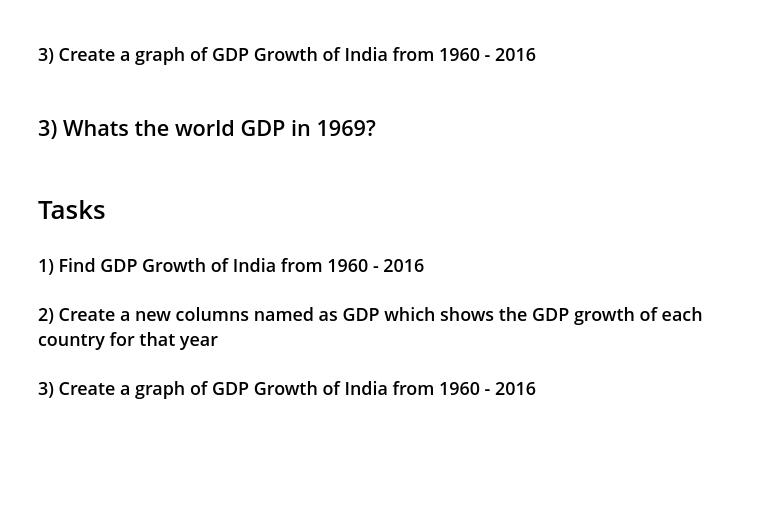
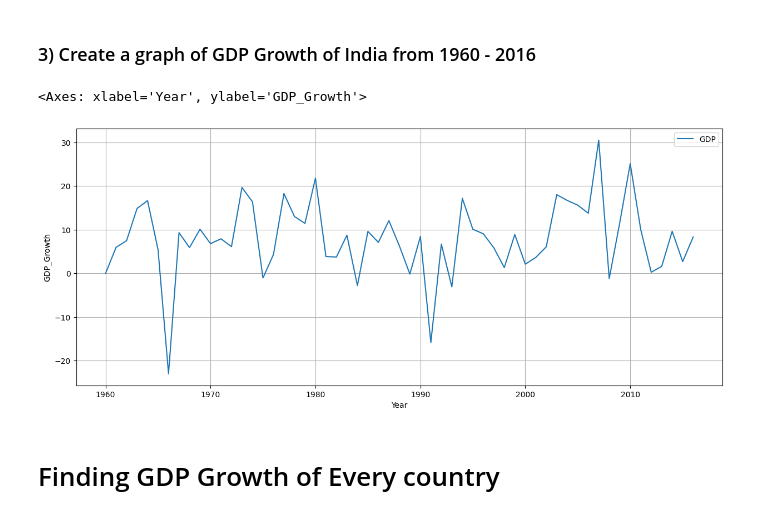
Before and after one commit to vishwajeet02/Projects, a Jupyter notebook: EDA/GDP_Analysis/GDP Analysis.ipynb, the cells around one changed output. Drawn from its saved outputs; the diff is of its cells as text; code cells hidden in the pictures; blank space fills up the shorter version.

```diff
--- a/EDA/GDP_Analysis/GDP Analysis.ipynb
+++ b/EDA/GDP_Analysis/GDP Analysis.ipynb
@@ -178,12 +189,9 @@ df_temp['GDP'] = (df_temp['Value'].pct_change() * 100).fillna(0).round(2)
 # %% [markdown]
 ### 3) Create a graph of GDP Growth of India from 1960 - 2016
 # %%
-df_temp.plot(kind='line',x='Year',y='Value',figsize=(15,6),grid=True,xlabel="Year",ylabel="GDP")
+df_temp.plot(kind='line',x='Year',y='GDP',figsize=(15,6),grid=True,xlabel="Year",ylabel="GDP_Growth")
+# %% [output]
+<Axes: xlabel='Year', ylabel='GDP_Growth'>
+[figure, added]
-# %% [markdown]
-## 3) Whats the world GDP in 1969?
-# %% [markdown]
-# Tasks
-
-### 1) Find GDP Growth of India from 1960 - 2016
-### 2) Create a new columns named as GDP which shows the GDP growth of each country for that year
-### 3) Create a graph of GDP Growth of India from 1960 - 2016
+# %% [markdown]
+# Finding GDP Growth of Every country
```
Also changed, not shown: parts of 7 cells of this notebook.
